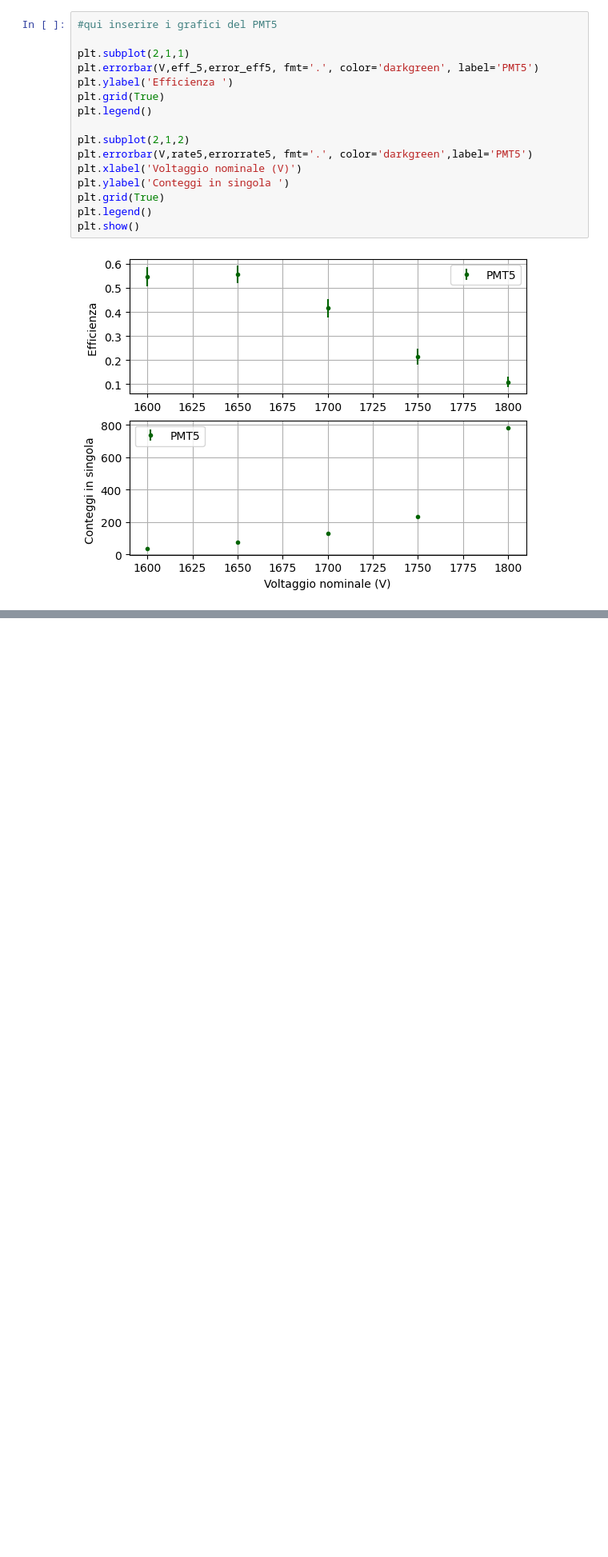
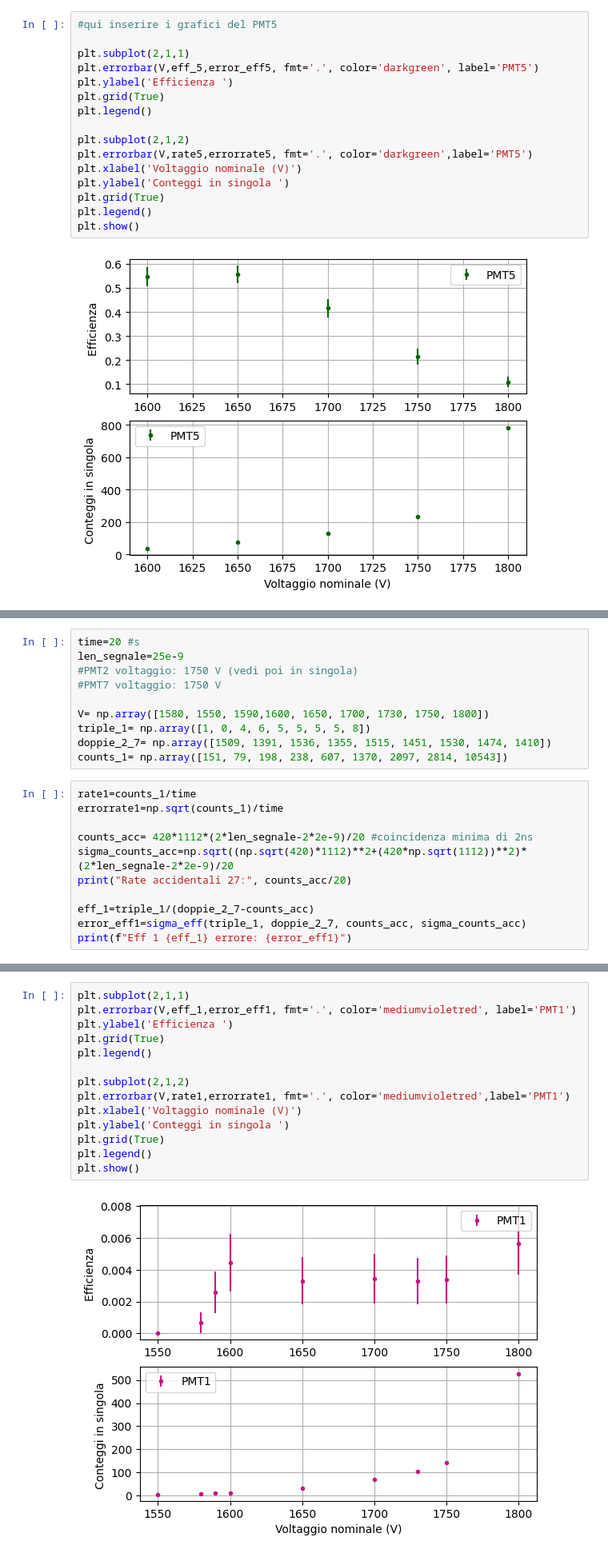
Before and after one commit to JuliaFavaro/Lab-Fund-Int, a Jupyter notebook: MuLife/Calcoli_veloci.ipynb, the cells around one changed output, grey strips where cells are left out. Shown at 80% size. Cells and saved outputs as stored; diff of their text form; blank space fills up the shorter version.

```diff
--- a/MuLife/Calcoli_veloci.ipynb
+++ b/MuLife/Calcoli_veloci.ipynb
@@ -389,0 +409,21 @@ plt.show()
+# %%
+time=20 #s
+len_segnale=25e-9
+#PMT2 voltaggio: 1750 V (vedi poi in singola)
+#PMT7 voltaggio: 1750 V
+
+V= np.array([1580, 1550, 1590,1600, 1650, 1700, 1730, 1750, 1800])
+triple_1= np.array([1, 0, 4, 6, 5, 5, 5, 5, 8])
+doppie_2_7= np.array([1509, 1391, 1536, 1355, 1515, 1451, 1530, 1474, 1410])
+counts_1= np.array([151, 79, 198, 238, 607, 1370, 2097, 2814, 10543])
+# %%
+rate1=counts_1/time
+errorrate1=np.sqrt(counts_1)/time
+
+counts_acc= 420*1112*(2*len_segnale-2*2e-9)/20 #coincidenza minima di 2ns
+sigma_counts_acc=np.sqrt((np.sqrt(420)*1112)**2+(420*np.sqrt(1112))**2)*(2*len_segnale-2*2e-9)/20
+print("Rate accidentali 27:", counts_acc/20)
+
+eff_1=triple_1/(doppie_2_7-counts_acc)
+error_eff1=sigma_eff(triple_1, doppie_2_7, counts_acc, sigma_counts_acc)
+print(f"Eff 1 {eff_1} errore: {error_eff1}")
@@ -389,0 +435,16 @@ plt.show()
+# %%
+plt.subplot(2,1,1)
+plt.errorbar(V,eff_1,error_eff1, fmt='.', color='mediumvioletred', label='PMT1')
+plt.ylabel('Efficienza ')
+plt.grid(True)
+plt.legend()
+
+plt.subplot(2,1,2)
+plt.errorbar(V,rate1,errorrate1, fmt='.', color='mediumvioletred',label='PMT1')
+plt.xlabel('Voltaggio nominale (V)')
+plt.ylabel('Conteggi in singola ')
+plt.grid(True)
+plt.legend()
+plt.show()
+# %% [output]
+[figure, added]
```
Also changed, not shown: parts of 6 cells of this notebook, 7 other files.
